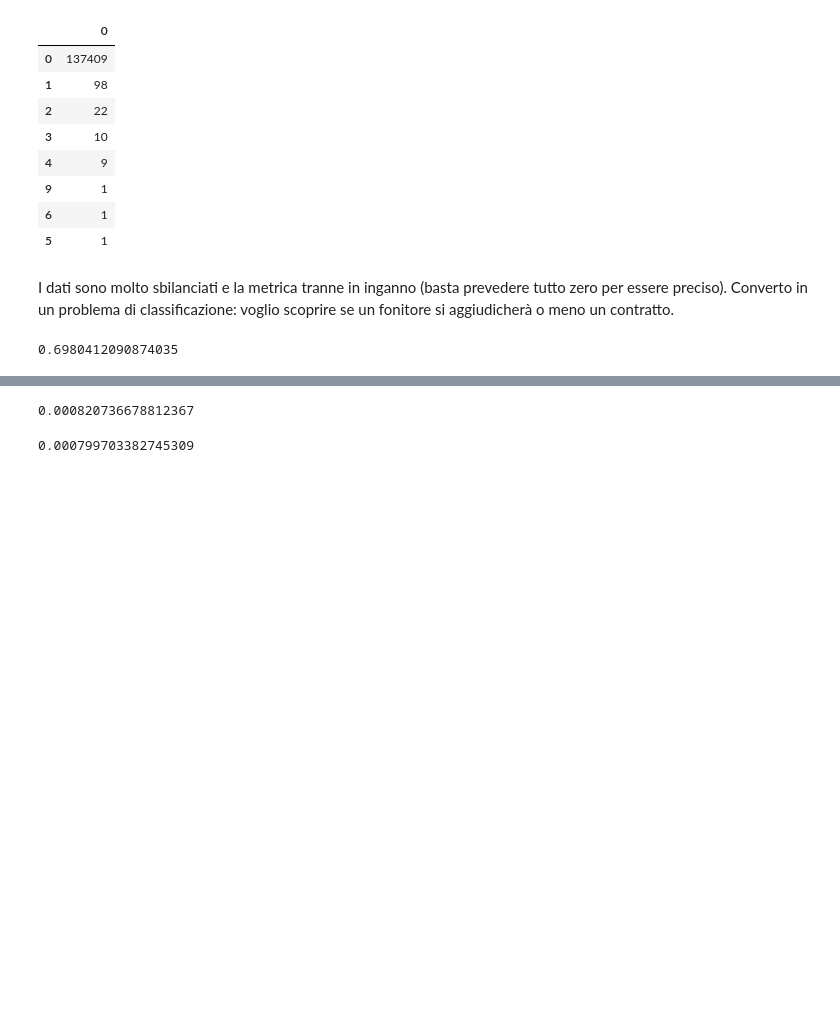
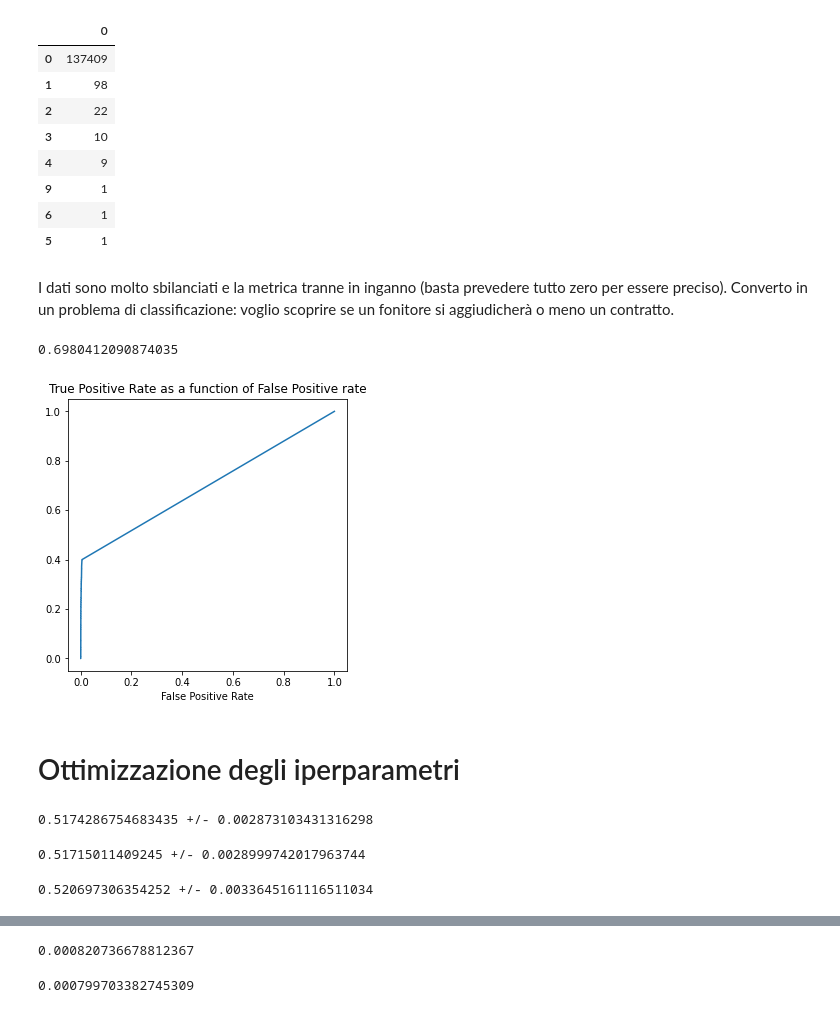
Before and after one commit to marcocarnini/DS2, a Jupyter notebook: scripts/AdversarialValidation-Fornitori.ipynb, the cells around one changed output, grey strips where cells are left out. Drawn from its saved outputs; the diff is of its cells as text; code cells hidden in the pictures; blank space fills up the shorter version.

```diff
--- a/scripts/AdversarialValidation-Fornitori.ipynb
+++ b/scripts/AdversarialValidation-Fornitori.ipynb
@@ -550,3 +549,82 @@ model = RandomForestClassifier(random_state=2020).fit(X_train, Y_train)
 print(roc_auc_score(Y_test, model.predict_proba(X_test)[:, 1]))
 # %% [output]
 0.6980412090874035
+# %%
+import matplotlib.pyplot as plt
+from sklearn.metrics import roc_curve
+
+%matplotlib inline
+
+
+fpr, tpr, _ = roc_curve(Y_test, model.predict_proba(X_test)[:, 1])
+
+plt.figure(figsize=(5, 5))
+plt.title("True Positive Rate as a function of False Positive rate")
+plt.xlabel("False Positive Rate")
+plt.plot(fpr, tpr)
+plt.savefig("Fornitori.png", dpi=1200, bbox_inches="tight")
+plt.show()
+# %% [output]
+[figure, added]
+# %% [markdown]
+# Ottimizzazione degli iperparametri
+# %%
+auc_score = []
+
+for train_index, test_index in kf.split(X):
+    X_train, X_test = X.iloc[train_index, :], X.iloc[test_index, :]
+    Y_train, Y_test = Y.iloc[train_index], Y.iloc[test_index]
+
+    encoder = CatBoostEncoder(cols=categorical_columns)
+    encoder.fit(X_train, Y_train)
+    X_train = encoder.transform(X_train)
+    X_test = encoder.transform(X_test)
+
+    model = RandomForestClassifier(random_state=2020).fit(
+        X_train, Y_train
+    )
+    auc_score += [roc_auc_score(Y_test, model.predict_proba(X_test)[:, 1])]
+
+print(np.mean(auc_score), "+/-", np.std(auc_score))
+# %% [output]
+0.5174286754683435 +/- 0.002873103431316298
+# %%
+auc_score = []
+
+for train_index, test_index in kf.split(X):
+    X_train, X_test = X.iloc[train_index, :], X.iloc[test_index, :]
+    Y_train, Y_test = Y.iloc[train_index], Y.iloc[test_index]
+
+    encoder = CatBoostEncoder(cols=categorical_columns)
+    encoder.fit(X_train, Y_train)
+    X_train = encoder.transform(X_train)
+    X_test = encoder.transform(X_test)
+
+    model = RandomForestClassifier(random_state=2020, n_estimators=200).fit(
+        X_train, Y_train
+    )
+    auc_score += [roc_auc_score(Y_test, model.predict_proba(X_test)[:, 1])]
+
+print(np.mean(auc_score), "+/-", np.std(auc_score))
+# %% [output]
+0.51715011409245 +/- 0.0028999742017963744
+# %%
+auc_score = []
+
+for train_index, test_index in kf.split(X):
+    X_train, X_test = X.iloc[train_index, :], X.iloc[test_index, :]
+    Y_train, Y_test = Y.iloc[train_index], Y.iloc[test_index]
+
+    encoder = CatBoostEncoder(cols=categorical_columns)
+    encoder.fit(X_train, Y_train)
+    X_train = encoder.transform(X_train)
+    X_test = encoder.transform(X_test)
+
+    model = RandomForestClassifier(random_state=2020, n_estimators=10).fit(
+        X_train, Y_train
+    )
+    auc_score += [roc_auc_score(Y_test, model.predict_proba(X_test)[:, 1])]
+
+print(np.mean(auc_score), "+/-", np.std(auc_score))
+# %% [output]
+0.520697306354252 +/- 0.0033645161116511034
```
Also changed, not shown: parts of 22 cells of this notebook, 8 other files.
